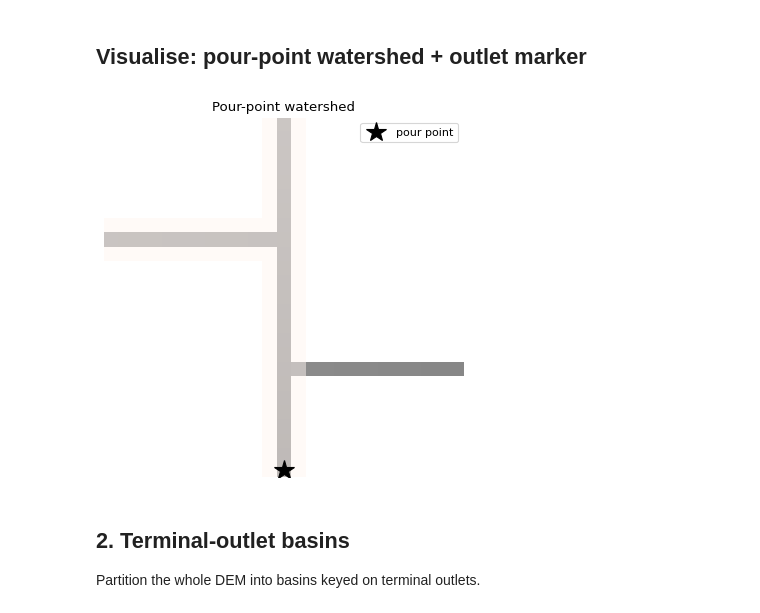
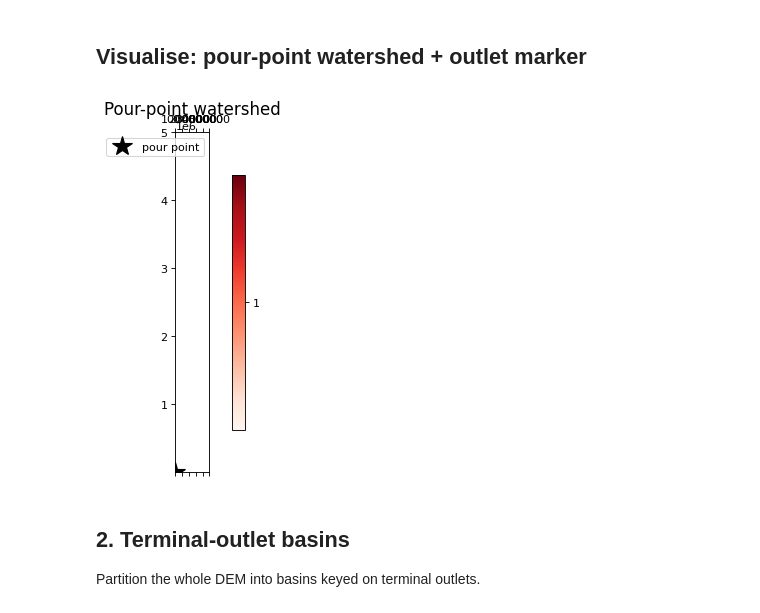
Before and after one commit to serapeum-org/digital-rivers, a Jupyter notebook: docs/examples/02_watershed_analytics.ipynb, the cells around one changed output. Drawn from its saved outputs; the diff is of its cells as text; code cells hidden in the pictures.

```diff
--- a/docs/examples/02_watershed_analytics.ipynb
+++ b/docs/examples/02_watershed_analytics.ipynb
@@ -80,17 +85,22 @@ Pour-point watershed cells: 108
 ## Visualise: pour-point watershed + outlet marker
 # %%
 import matplotlib.pyplot as plt
+import numpy as np
+from pyramids.dataset import Dataset
 
 fig, ax = plt.subplots(figsize=(6, 5))
 ws_arr = ws.read_array()
 ax.imshow(filled.values, cmap="gray", origin="upper", alpha=0.5)
-ax.imshow(np.where(ws_arr == 1, 1, np.nan), cmap="Reds", origin="upper", alpha=0.5)
+ws_mask = np.where(ws_arr == 1, 1.0, np.nan).astype(np.float32)
+Dataset.dataset_like(filled, ws_mask).plot(
+    band=0, ax=ax, title="Pour-point watershed", cmap="Reds"
+)
 ax.plot(outlet_col, outlet_row, "k*", markersize=18, label="pour point")
-ax.set_title("Pour-point watershed"); ax.axis("off"); ax.legend()
+ax.legend()
 fig.tight_layout()
 plt.show()
 # %% [output]
-[figure, old version]
+[figure, new version]
 # %% [markdown]
 ## 2. Terminal-outlet basins
 
```
Also changed, not shown: parts of 5 cells of this notebook, 8 other files.
